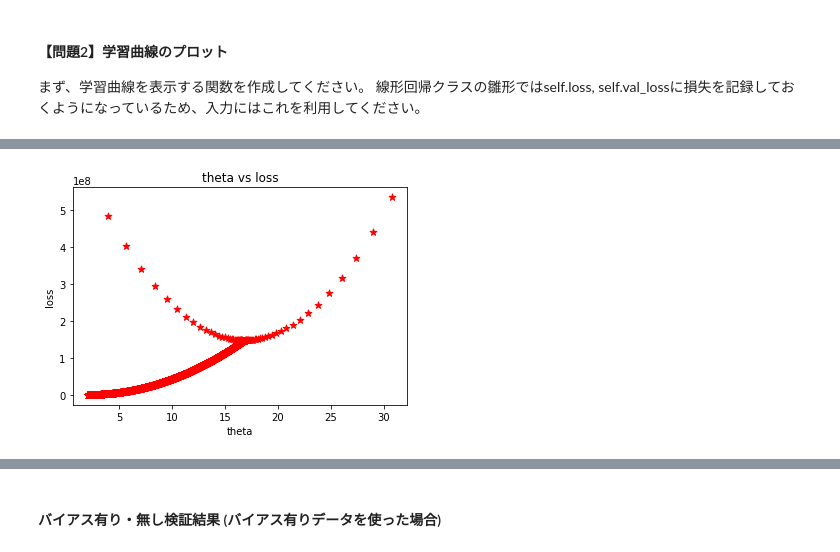
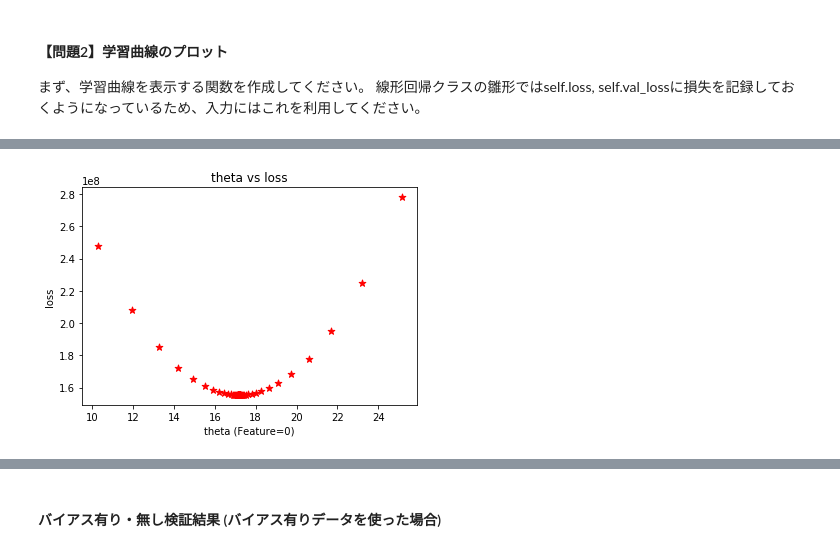
Before and after one commit to ns5849/diveintocode-ml, a Jupyter notebook: sprint3/Sprint3.ipynb, the cells around one changed output, grey strips where cells are left out. Cells and saved outputs as stored; diff of their text form; code cells hidden in the pictures.

```diff
--- a/sprint3/Sprint3.ipynb
+++ b/sprint3/Sprint3.ipynb
@@ -283,5 +263,6 @@ Feature:
 # %%
-#バイアス有り loss-theta
-regr_w_bias.plot_theta_loss()
+#Loss-theta(θ0 X1）  データ：バイアス有り 　モデル：バイアス無し
+#バイアス無し loss-theta
+regr_wo_bias.plot_theta_loss(0)
 # %% [output]
-[figure, old version]
+[figure, new version]
```
Also changed, not shown: parts of 78 cells of this notebook, 1 other file.
